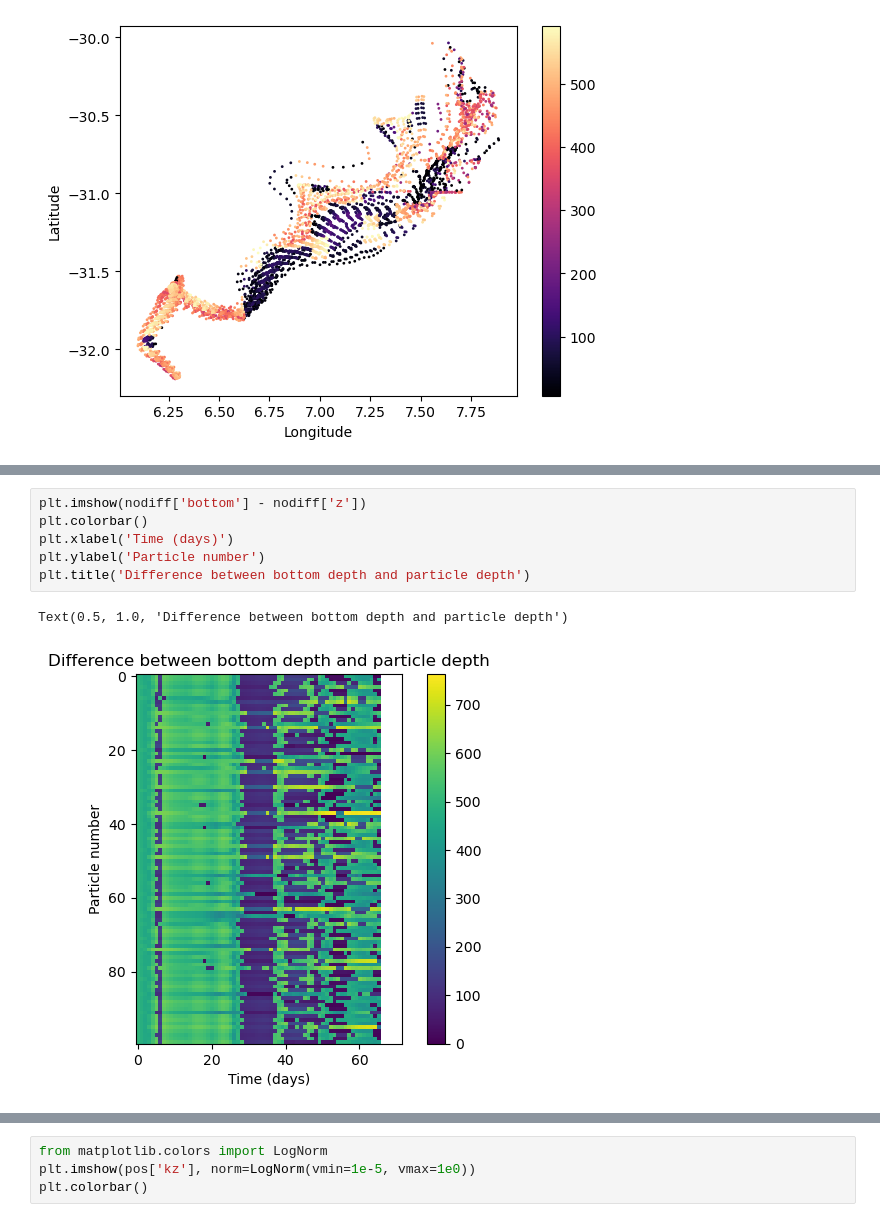
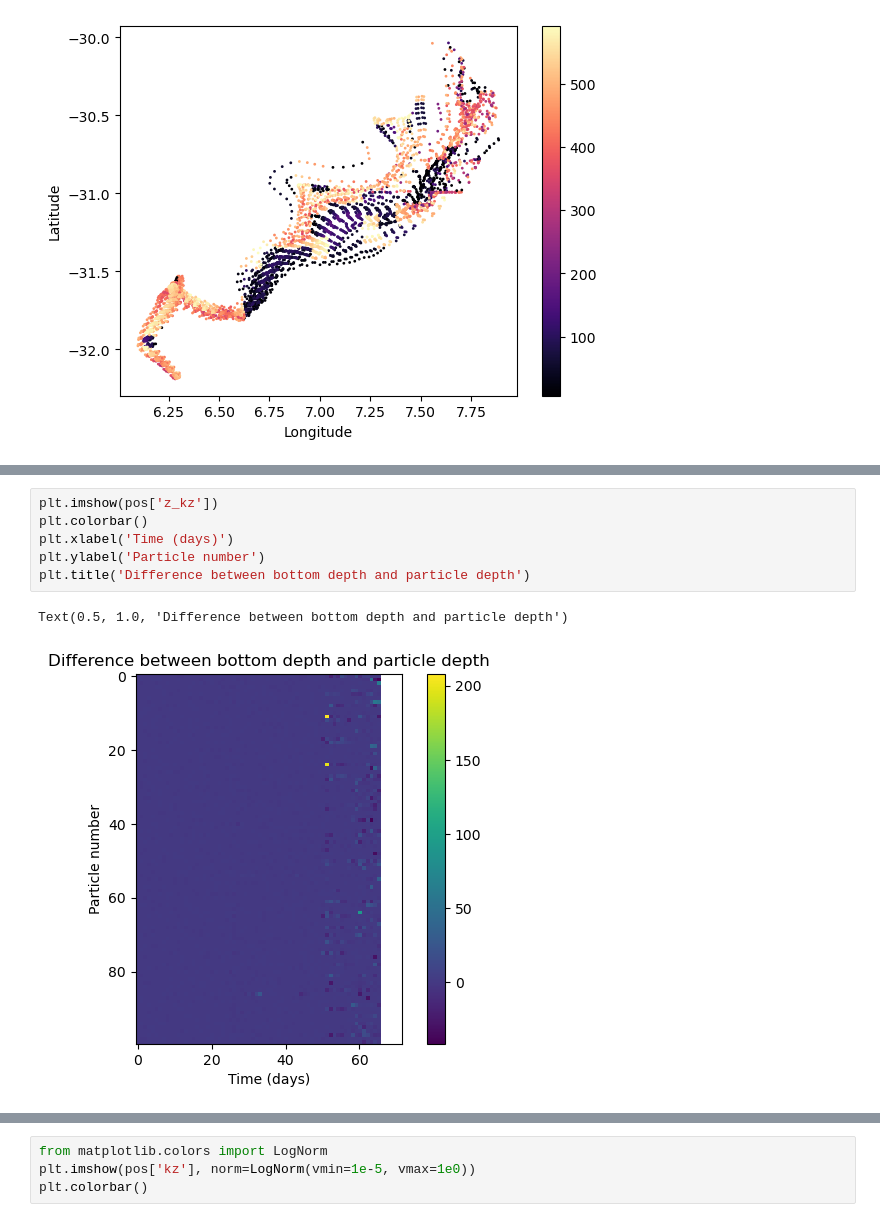
Before and after one commit to OceanParcels/Backtracking_Abyssal_Nanoplastics, a Jupyter notebook: notebooks/Sing_diff_deterministic_term.ipynb, the cells around one changed output, grey strips where cells are left out. Drawn from its saved outputs; the diff is of its cells as text.

```diff
--- a/notebooks/Sing_diff_deterministic_term.ipynb
+++ b/notebooks/Sing_diff_deterministic_term.ipynb
@@ -91,9 +177,9 @@ plt.colorbar()
 # %%
-plt.imshow(nodiff['bottom'] - nodiff['z'])
+plt.imshow(pos['z_kz'])
 plt.colorbar()
 plt.xlabel('Time (days)')
 plt.ylabel('Particle number')
 plt.title('Difference between bottom depth and particle depth')
 # %% [output]
 Text(0.5, 1.0, 'Difference between bottom depth and particle depth')
-[figure, old version]
+[figure, new version]
```
Also changed, not shown: parts of 19 cells of this notebook, 4 other files.
